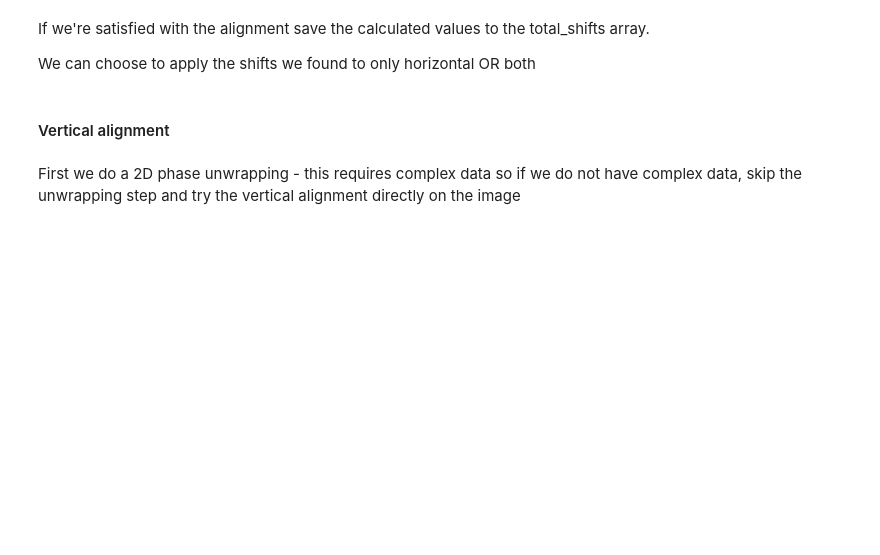
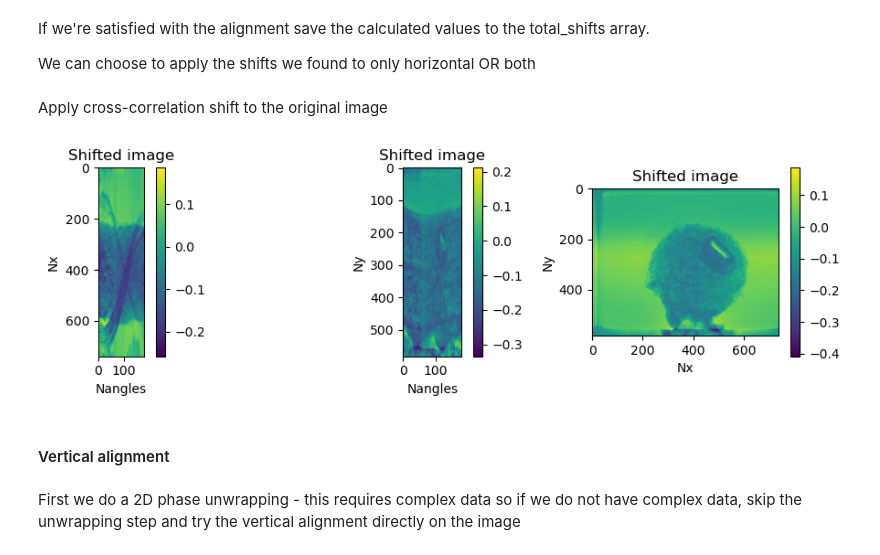
Before and after one commit to TomographicImaging/PtychographyAlignment, a Jupyter notebook: applications/alignment_pipeline.ipynb, the cells around one changed output. Saved outputs shown, nothing was run; the diff lists cells and outputs as text; code cells hidden in the pictures; blank space fills up the shorter version.

```diff
--- a/applications/alignment_pipeline.ipynb
+++ b/applications/alignment_pipeline.ipynb
@@ -49,3 +94,11 @@ shift_total[:,0] = shift_total[:,0] + shift_correlation[:,0] # only apply horizo
+# %% [markdown]
+Apply cross-correlation shift to the original image
+# %%
+for m in range(shift_total.shape[0]):
+    img[:,:,m] = np.roll(img[:,:,m],(int(shift_total[m,0]), int(shift_total[m,1])),axis=(1,0))
+utils.display_tools.plot_3axes(img.real, 'Shifted image', ['Ny', 'Nx', 'Nangles'])
+# %% [output]
+[figure, added]
 # %% [markdown]
 #### Vertical alignment
 # %% [markdown]
```
Also changed, not shown: parts of 31 cells of this notebook, 3 other files.
